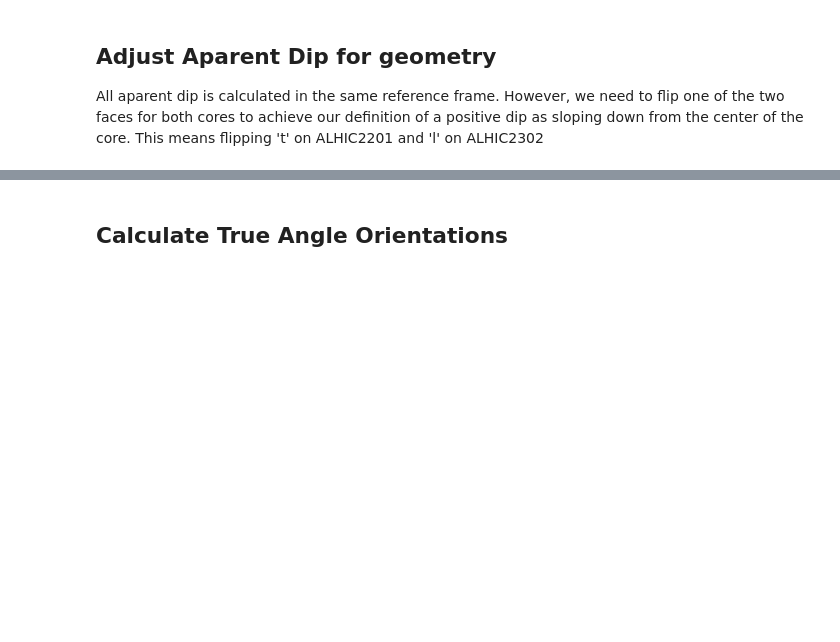
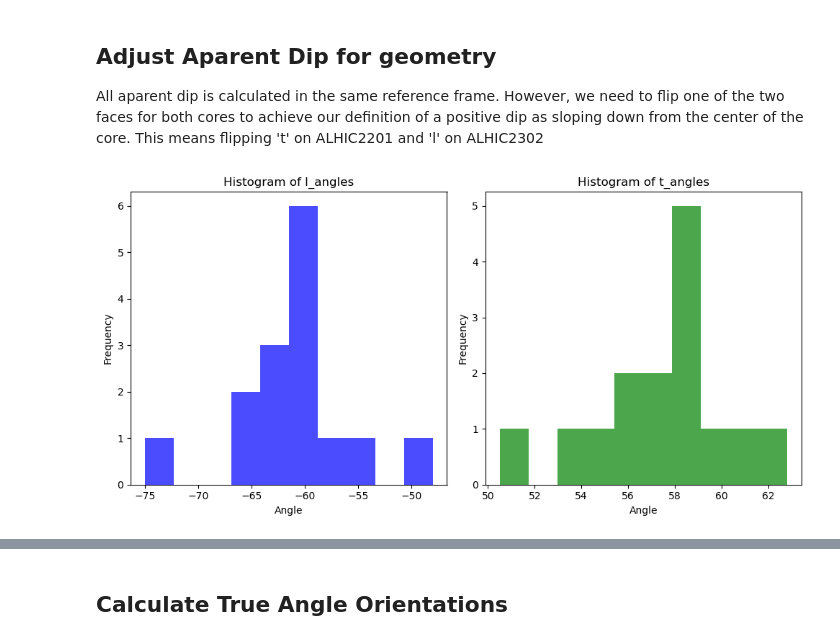
Before and after one commit to liamkirkpatrick/3d_ecm, a Jupyter notebook: scripts/layer_orientations/orientation_plots.ipynb, the cells around one changed output, grey strips where cells are left out. Saved outputs shown, nothing was run; the diff lists cells and outputs as text; code cells hidden in the pictures; blank space fills up the shorter version.

```diff
--- a/scripts/layer_orientations/orientation_plots.ipynb
+++ b/scripts/layer_orientations/orientation_plots.ipynb
@@ -45,3 +45,28 @@ for index,row in alhic2302.iterrows():
 # multiply all angles in 'AC-t-angles' by -1 in alhic2201
 for index,row in alhic2201.iterrows():
     alhic2201.at[index,'AC-t-angles'] = list(map(lambda x: x * -1, row['AC-t-angles']))
+# %%
+row = alhic2302[alhic2302['section'] == '40']
+
+l_angles = row['AC-l-angles'].dropna().to_list()
+t_angles = row['AC-t-angles'].dropna().to_list()
+
+# make a histogram of l_angles and t_angles
+fig, ax = plt.subplots(1, 2, figsize=(10, 5))
+
+# plot histogram for l_angles
+ax[0].hist(l_angles[0], bins=10, color='blue', alpha=0.7)
+ax[0].set_title('Histogram of l_angles')
+ax[0].set_xlabel('Angle')
+ax[0].set_ylabel('Frequency')
+
+# plot histogram for t_angles
+ax[1].hist(t_angles[0], bins=10, color='green', alpha=0.7)
+ax[1].set_title('Histogram of t_angles')
+ax[1].set_xlabel('Angle')
+ax[1].set_ylabel('Frequency')
+
+plt.tight_layout()
+plt.show()
+# %% [output]
+[figure, added]
```
Also changed, not shown: parts of 12 cells of this notebook, 12 other files.
